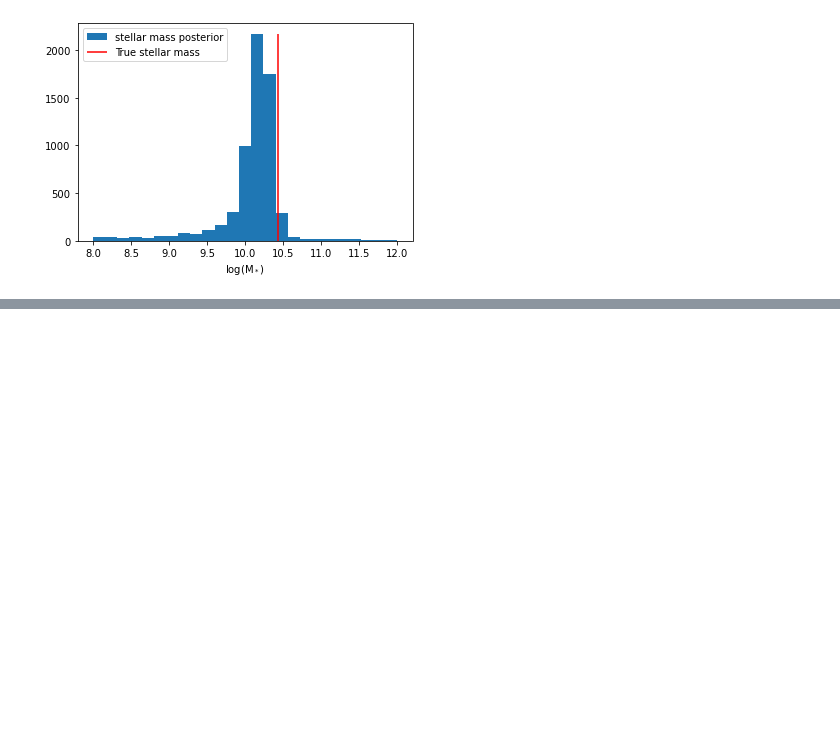
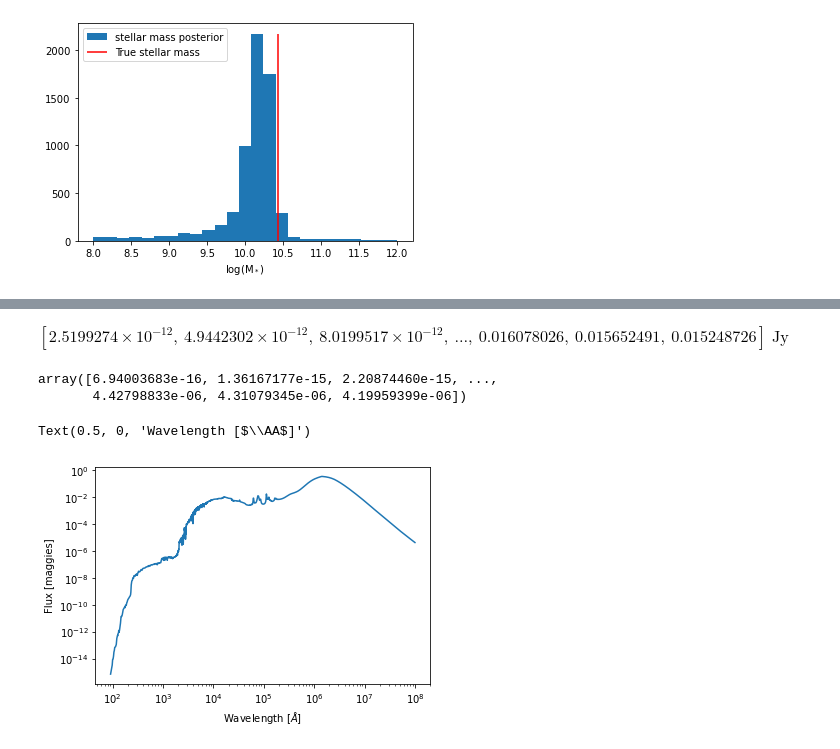
Before and after one commit to smlower/prospector_tutorial, a Jupyter notebook: tutorial.ipynb, the cells around one changed output, grey strips where cells are left out. Drawn from its saved outputs; the diff is of its cells as text; code cells hidden in the pictures; blank space fills up the shorter version.

```diff
--- a/tutorial.ipynb
+++ b/tutorial.ipynb
@@ -567,0 +631,5 @@ So that ends our intro to SED modeling tutorial! In the folder for this tutorial
+# %%
+import astropy.units as u
+import astropy.constants as constants
+
+lum = lum * u.Lsun / u.Hz
@@ -567,0 +640,25 @@ So that ends our intro to SED modeling tutorial! In the folder for this tutorial
+# %%
+luminosity_distance = 10 * u.pc #this is obviously arbitrary, meaning our flux will be scaled to whatever distance we put here
+#for prospector use, make sure we match 'lumdist' in our model to whatever distance we decide here
+
+lum_cgs = lum.cgs
+flux_jansky = (lum_cgs / (4 * np.pi * (luminosity_distance)**2)).to(u.Jy)
+# %%
+flux_jansky
+# %% [output]
+$[2.5199274 \times 10^{-12},~4.9442302 \times 10^{-12},~8.0199517 \times 10^{-12},~\dots,~0.016078026,~0.015652491,~0.015248726] \; \mathrm{Jy}$
+# %%
+#finally, maggies are just a linear scaling of jansky
+flux_maggies = flux_jansky.value / 3631.
+# %%
+flux_maggies
+# %% [output]
+array([6.94003683e-16, 1.36167177e-15, 2.20874460e-15, ...,
+       4.42798833e-06, 4.31079345e-06, 4.19959399e-06])
+# %%
+plt.loglog(wav, flux_maggies)
+plt.ylabel('Flux [maggies]')
+plt.xlabel('Wavelength [$\AA$]')
+# %% [output]
+Text(0.5, 0, 'Wavelength [$\\AA$]')
+[figure, added]
```
Also changed, not shown: parts of 17 cells of this notebook, 1 other file.
